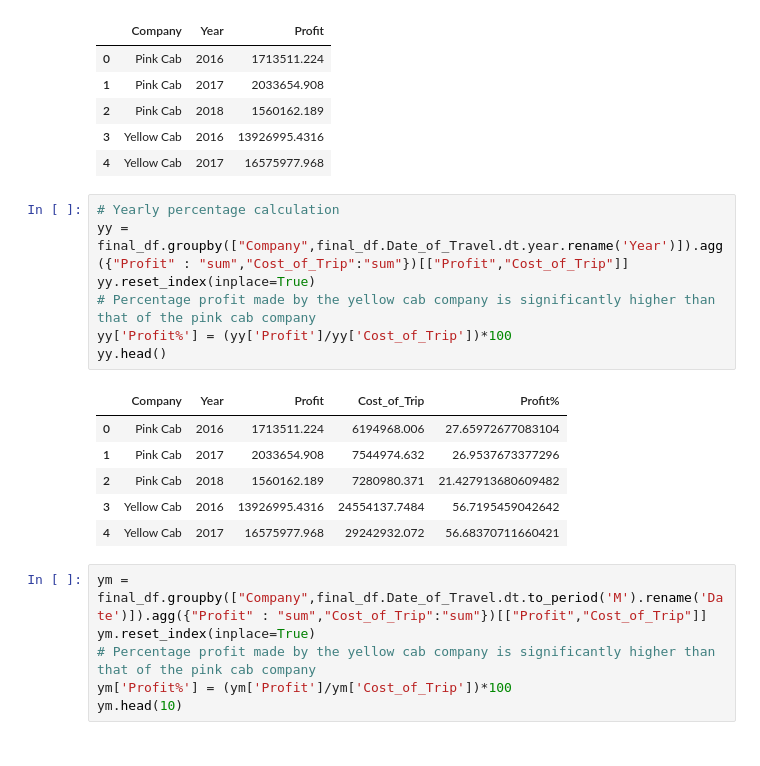
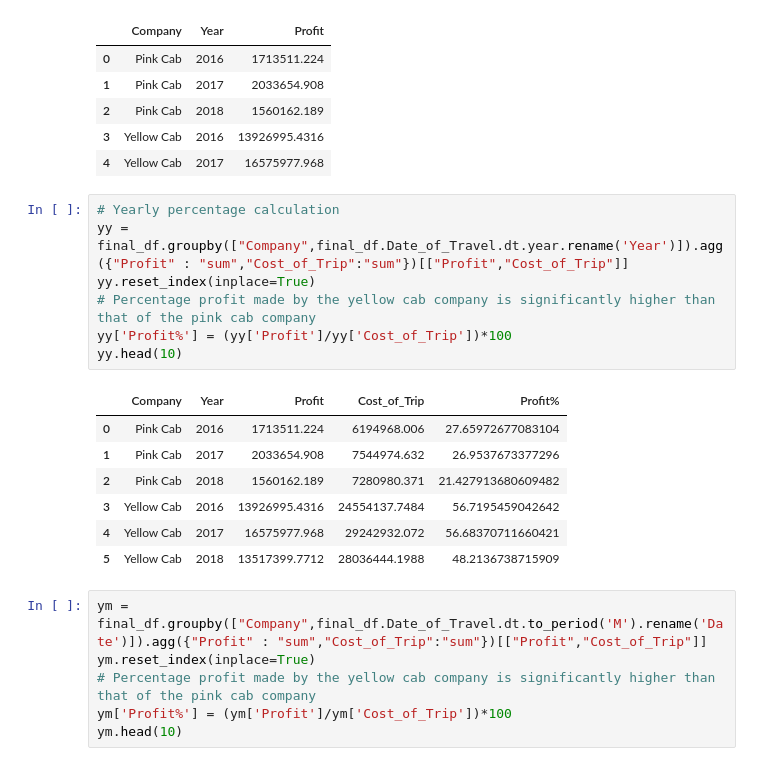
Before and after one commit to YOMIUS/Cab-Data-Analysis, a Jupyter notebook: Week2.ipynb, the cells around one changed output. Drawn from its saved outputs; the diff is of its cells as text.

```diff
--- a/Week2.ipynb
+++ b/Week2.ipynb
@@ -607,17 +607,18 @@ yprofit.head()
 # %%
 # Yearly percentage calculation
 yy = final_df.groupby(["Company",final_df.Date_of_Travel.dt.year.rename('Year')]).agg({"Profit" : "sum","Cost_of_Trip":"sum"})[["Profit","Cost_of_Trip"]]
 yy.reset_index(inplace=True)
 # Percentage profit made by the yellow cab company is significantly higher than that of the pink cab company
 yy['Profit%'] = (yy['Profit']/yy['Cost_of_Trip'])*100
-yy.head()
+yy.head(10)
 # %% [output]
 |  | Company | Year | Profit | Cost_of_Trip | Profit% |
 | 0 | Pink Cab | 2016 | 1713511.224 | 6194968.006 | 27.65972677083104 |
 | 1 | Pink Cab | 2017 | 2033654.908 | 7544974.632 | 26.9537673377296 |
 | 2 | Pink Cab | 2018 | 1560162.189 | 7280980.371 | 21.427913680609482 |
 | 3 | Yellow Cab | 2016 | 13926995.4316 | 24554137.7484 | 56.7195459042642 |
 | 4 | Yellow Cab | 2017 | 16575977.968 | 29242932.072 | 56.68370711660421 |
+| 5 | Yellow Cab | 2018 | 13517399.7712 | 28036444.1988 | 48.2136738715909 |
 # %%
 ym = final_df.groupby(["Company",final_df.Date_of_Travel.dt.to_period('M').rename('Date')]).agg({"Profit" : "sum","Cost_of_Trip":"sum"})[["Profit","Cost_of_Trip"]]
 ym.reset_index(inplace=True)
```
Also changed, not shown: parts of 16 cells of this notebook, 1 other file.
